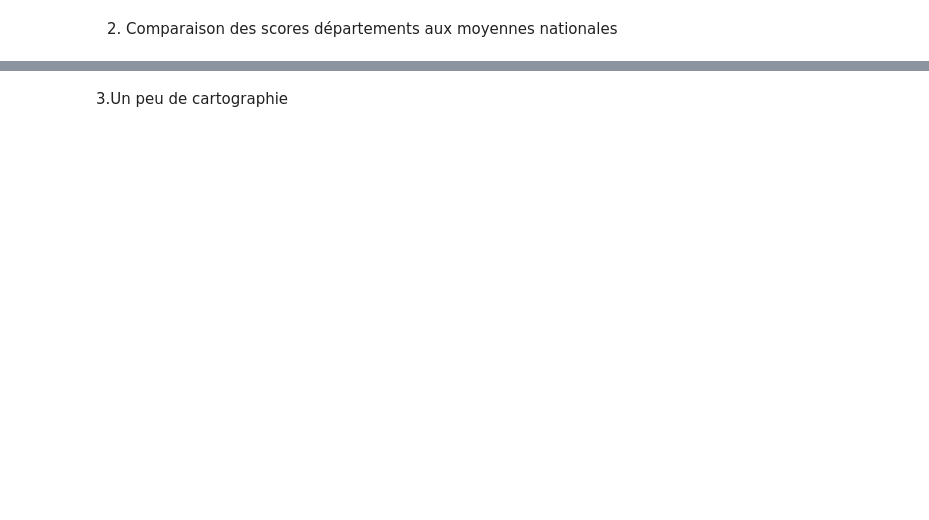
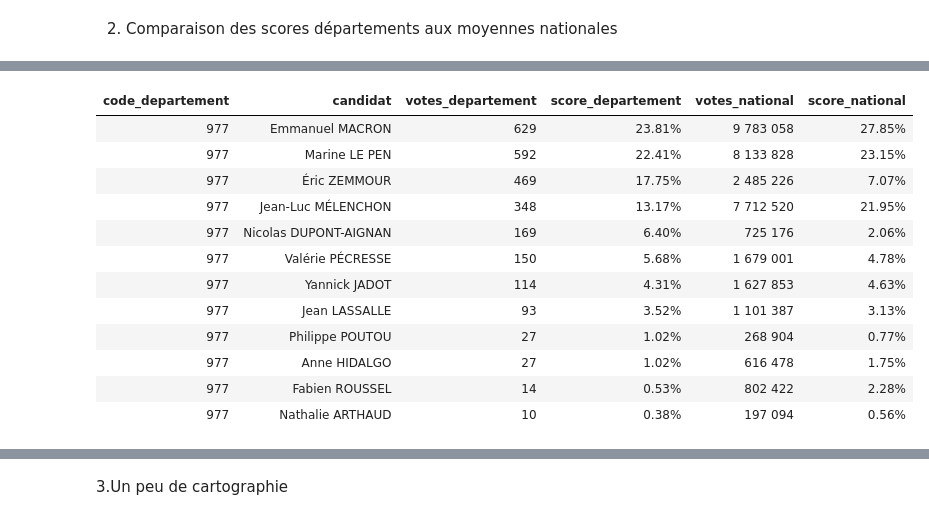
Before and after one commit to Gstrems/DM_python_datascience_2A, a Jupyter notebook: rendu.ipynb, the cells around one changed output, grey strips where cells are left out. Saved outputs shown, nothing was run; the diff lists cells and outputs as text; code cells hidden in the pictures; blank space fills up the shorter version.

```diff
--- a/rendu.ipynb
+++ b/rendu.ipynb
@@ -80,4 +107,30 @@ table_voix = question_3(df)
 # %%
 # Question 5
+
+from code_exo.exo2.Q5 import question_5
+
+score_departements = question_5(score_departements, table_voix)
+
+(
+    GT(score_departements[
+        score_departements['code_departement'] == '977'
+        ].sort_values(by='votes_departement', ascending = False))
+    .fmt_number(columns=["votes_departement", "votes_national"], decimals=0, sep_mark=" ")
+    .fmt_percent(columns=["score_departement", "score_national"], decimals=2)
+)
+# %% [output]
+| code_departement | candidat | votes_departement | score_departement | votes_national | score_national |
+| 977 | Emmanuel MACRON | 629 | 23.81% | 9 783 058 | 27.85% |
+| 977 | Marine LE PEN | 592 | 22.41% | 8 133 828 | 23.15% |
+| 977 | Éric ZEMMOUR | 469 | 17.75% | 2 485 226 | 7.07% |
+| 977 | Jean-Luc MÉLENCHON | 348 | 13.17% | 7 712 520 | 21.95% |
+| 977 | Nicolas DUPONT-AIGNAN | 169 | 6.40% | 725 176 | 2.06% |
+| 977 | Valérie PÉCRESSE | 150 | 5.68% | 1 679 001 | 4.78% |
+| 977 | Yannick JADOT | 114 | 4.31% | 1 627 853 | 4.63% |
+| 977 | Jean LASSALLE | 93 | 3.52% | 1 101 387 | 3.13% |
+| 977 | Philippe POUTOU | 27 | 1.02% | 268 904 | 0.77% |
+| 977 | Anne HIDALGO | 27 | 1.02% | 616 478 | 1.75% |
+| 977 | Fabien ROUSSEL | 14 | 0.53% | 802 422 | 2.28% |
+| 977 | Nathalie ARTHAUD | 10 | 0.38% | 197 094 | 0.56% |
 # %%
 # Question 6
```
Also changed, not shown: parts of 5 cells of this notebook, 6 other files.
